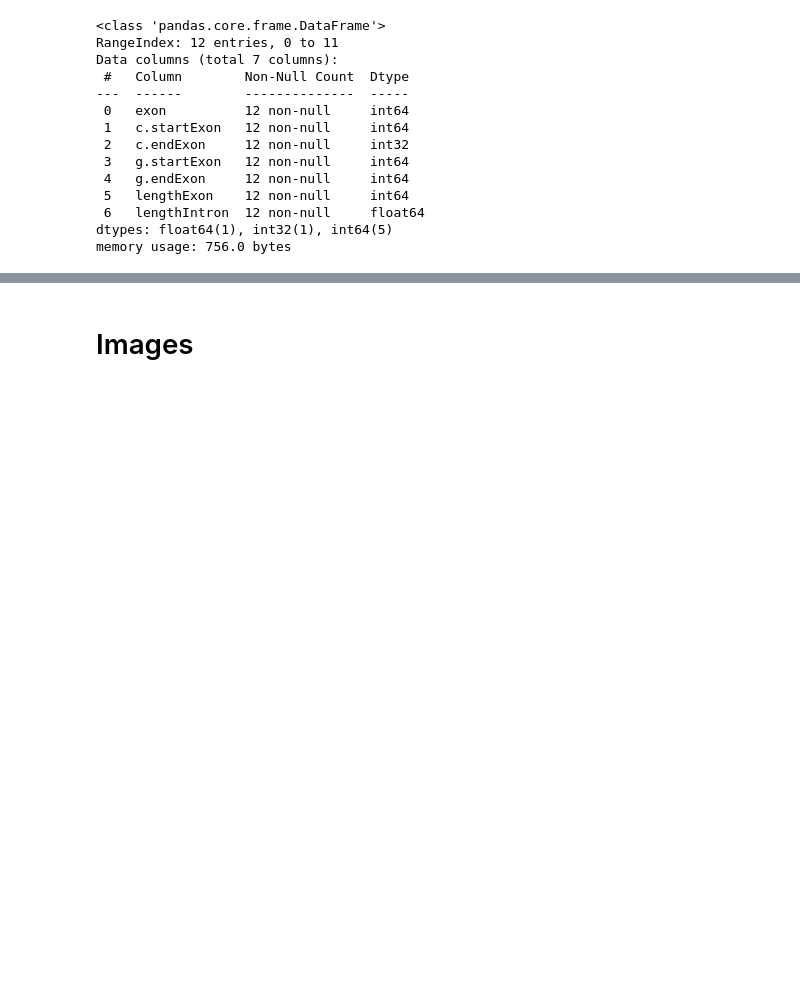
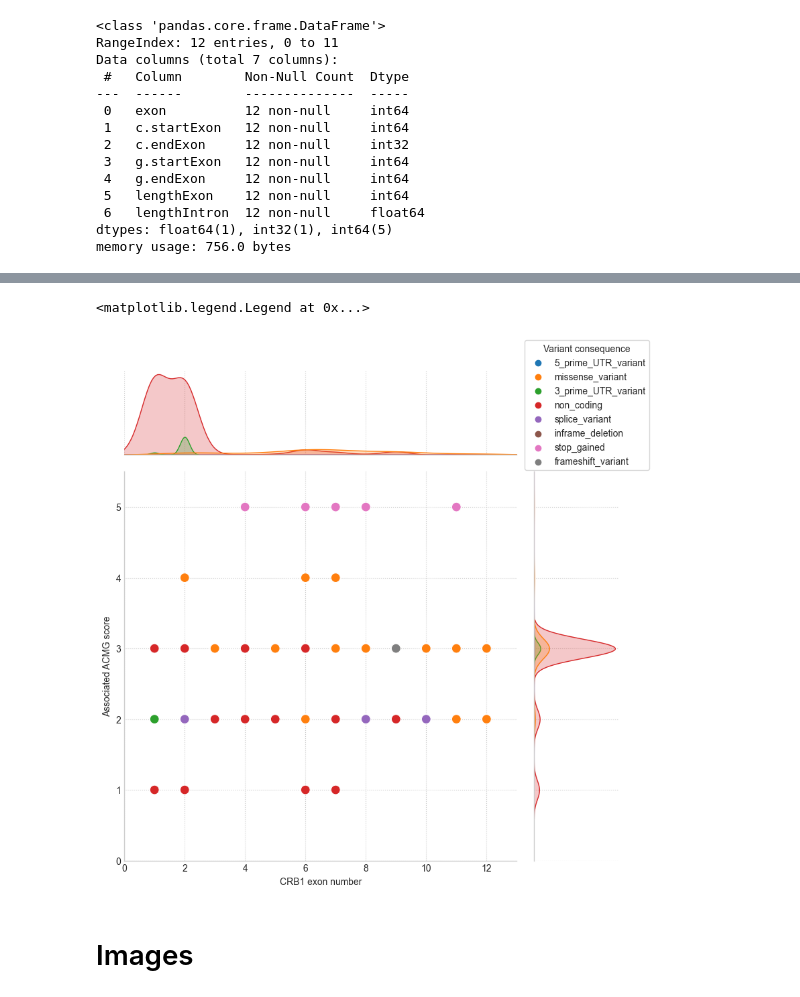
Before and after one commit to crodilla/Data_Analyst, a Jupyter notebook: EDA/GnomAD/gnomad.ipynb, the cells around one changed output, grey strips where cells are left out. Drawn from its saved outputs; the diff is of its cells as text; code cells hidden in the pictures; blank space fills up the shorter version.

```diff
--- a/EDA/GnomAD/gnomad.ipynb
+++ b/EDA/GnomAD/gnomad.ipynb
@@ -486,3 +486,6 @@ def find_exon(num_pos):
 # %%
 pop_consequence['Exon'] = pop_consequence['cDNA_Position'].apply(find_exon)
 pop_consequence['Exon'] = pop_consequence['Exon'].astype(int)
+pop_consequence.loc[pop_consequence['Consequence'].str.contains('splice'), 'Consequence'] = 'splice_variant'
+pop_consequence.loc[pop_consequence['Consequence'].str.contains('non'), 'Consequence'] = 'non_coding'
+pop_consequence.head()
@@ -489,3 +499,19 @@ pop_consequence['Exon'] = pop_consequence['Exon'].astype(int)
+# %%
+sns.set_style("whitegrid", {"grid.linestyle": ":"})
+#plot = sns.scatterplot(x="Exon", y="ClinSign", hue="Consequence", data=pop_consequence, s=100, marker ="o");
+#plot = sns.catplot(x="Exon", y="ClinSign", hue="Consequence", kind="box", data=pop_consequence);
+plot=sns.jointplot(data=pop_consequence, x="Exon", y="ClinSign", hue="Consequence", height = 8,
+              marker="o", s=100, ratio=4, space=.2, dropna=False, xlim=(0, 13), ylim=(0, 5.5),);
+#sns.move_legend(plot, "upper left", bbox_to_anchor=(.4, 1), ncol=8, frameon=False);
+plt.ylabel('Associated ACMG score')
+plt.xlabel('CRB1 exon number')
+ax = plt.gca()
+ax.legend(loc='upper right', bbox_to_anchor=(1.35, 1.35), title="Variant consequence", frameon = True, fancybox =True, )
+#plt.title('Pathogenicity distribution of variants in CRB1')
+#plt.gcf().set_size_inches((25,8))
+# %% [output]
+<matplotlib.legend.Legend at 0x...>
+[figure, added]
 # %% [markdown]
 # Images
 # %%
```
Also changed, not shown: parts of 2 cells of this notebook, 1 other file.
